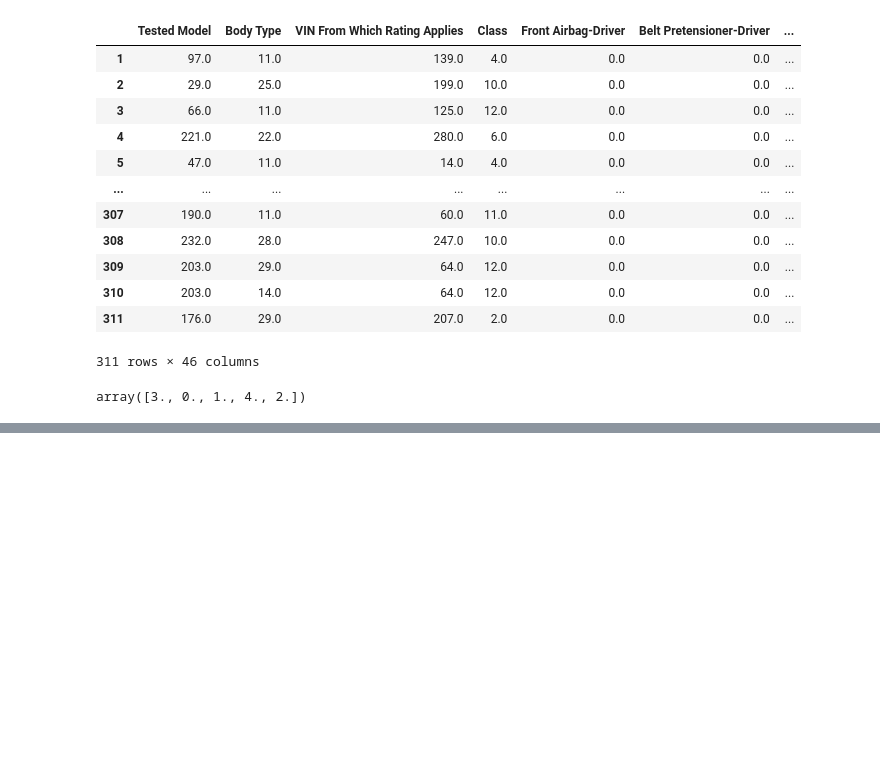
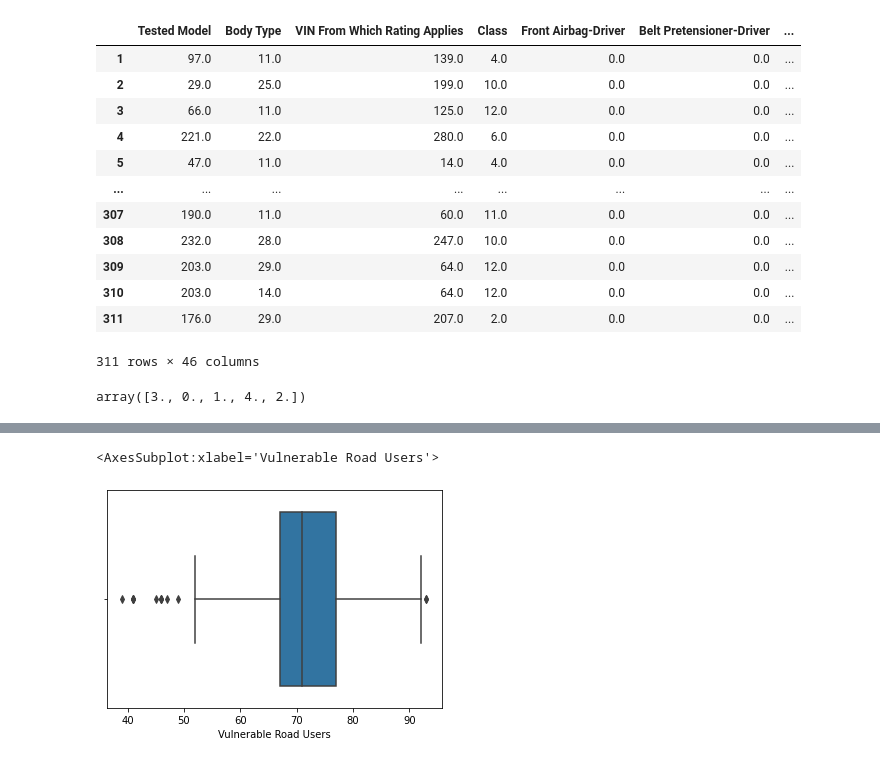
Before and after one commit to maimonahST/Cars-Ratings-ML, a Jupyter notebook: DataPreprocessing.ipynb, the cells around one changed output, grey strips where cells are left out. Cells and saved outputs as stored; diff of their text form; code cells hidden in the pictures; blank space fills up the shorter version.

```diff
--- a/DataPreprocessing.ipynb
+++ b/DataPreprocessing.ipynb
@@ -243,0 +270,5 @@ array([3., 0., 1., 4., 2.])
+# %%
+sns.boxplot(df['Vulnerable Road Users'],orient='h')
+# %% [output]
+<AxesSubplot:xlabel='Vulnerable Road Users'>
+[figure, added]
```
Also changed, not shown: parts of 10 cells of this notebook.
